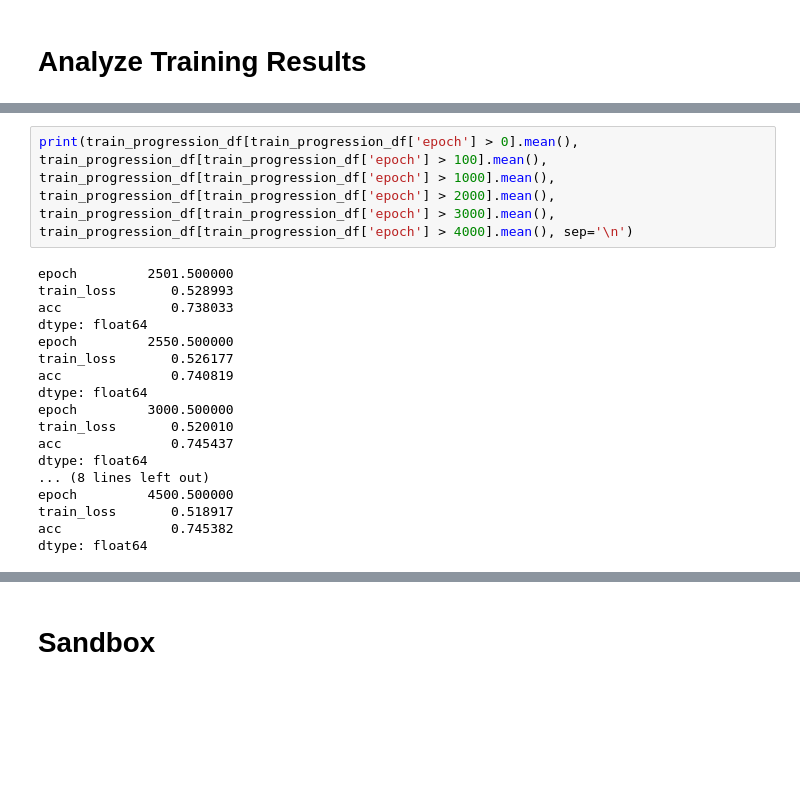
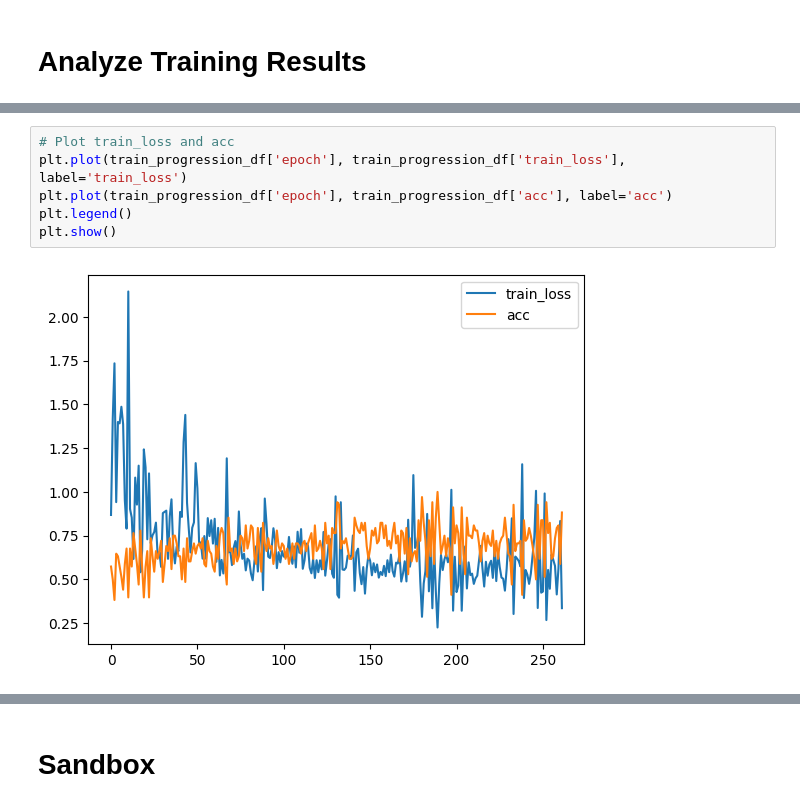
Before and after one commit to ardyh/stock-prediction, a Jupyter notebook: process_data_improv.ipynb, the cells around one changed output, grey strips where cells are left out. Cells and saved outputs as stored; diff of their text form; blank space fills up the shorter version.

```diff
--- a/process_data_improv.ipynb
+++ b/process_data_improv.ipynb
@@ -615,25 +620,8 @@ train_progression_df.head()
-# %%
-print(train_progression_df[train_progression_df['epoch'] > 0].mean(),
-train_progression_df[train_progression_df['epoch'] > 100].mean(),
-train_progression_df[train_progression_df['epoch'] > 1000].mean(),
-train_progression_df[train_progression_df['epoch'] > 2000].mean(),
-train_progression_df[train_progression_df['epoch'] > 3000].mean(),
-train_progression_df[train_progression_df['epoch'] > 4000].mean(), sep='\n')
-# %% [output]
-epoch         2501.500000
-train_loss       0.528993
-acc              0.738033
-dtype: float64
-epoch         2550.500000
-train_loss       0.526177
-acc              0.740819
-dtype: float64
-epoch         3000.500000
-train_loss       0.520010
-acc              0.745437
-dtype: float64
-... (8 lines left out)
-epoch         4500.500000
-train_loss       0.518917
-acc              0.745382
-dtype: float64
+# %%
+# Plot train_loss and acc
+plt.plot(train_progression_df['epoch'], train_progression_df['train_loss'], label='train_loss')
+plt.plot(train_progression_df['epoch'], train_progression_df['acc'], label='acc')
+plt.legend()
+plt.show()
+# %% [output]
+[figure, added]
```
Also changed, not shown: parts of 4 cells of this notebook, 7 other files.
